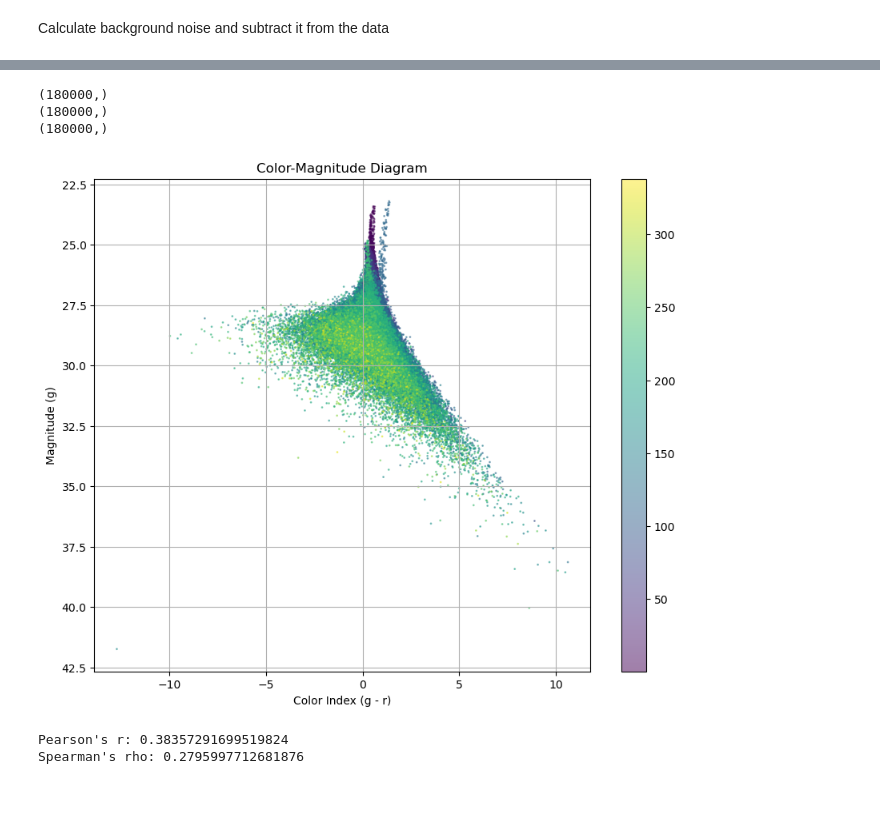
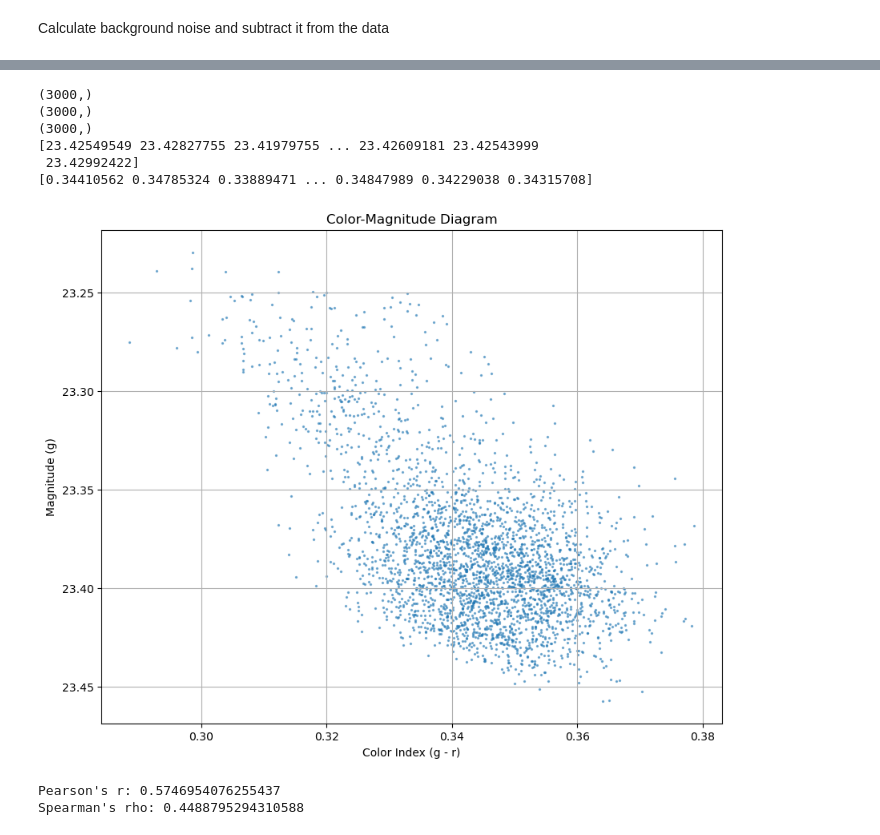
Before and after one commit to Juaopteinde/Group-19-NGC4449, a Jupyter notebook: Main.ipynb, the cells around one changed output, grey strips where cells are left out. Saved outputs shown, nothing was run; the diff lists cells and outputs as text; code cells hidden in the pictures; blank space fills up the shorter version.

```diff
--- a/Main.ipynb
+++ b/Main.ipynb
@@ -84,7 +84,7 @@ def calc_distance(image, x_center, y_center):
 distances = calc_distance(image_data, x_center, y_center)
 # %%
 # x, y limits to crop images
-x_min, x_max, y_min, y_max = 1750, 2200, 1900, 2300
+x_min, x_max, y_min, y_max = 2010, 2070, 2000, 2050
 
 # Crop the images
 cropped_g= aligned_g[y_min:y_max, x_min:x_max]
@@ -108,4 +108,5 @@ axs[2].set_title("Filter H-α")
 axs[3].imshow(cropped_L, cmap='magma', vmin = quantiles_L[0], vmax = quantiles_L[1], interpolation = 'nearest')
 axs[3].set_title('Filter L')
 plt.show()
+print(cropped_g)
 # %% [output]
@@ -222,3 +238,9 @@ magnitude_ha = convert_to_magnitude(clipped_ha, zero_point)
 magnitude_L = convert_to_magnitude(clipped_L, zero_point)
 magnitude_r = convert_to_magnitude(clipped_r, zero_point)
 magnitude_g = convert_to_magnitude(clipped_g, zero_point)
+
+magnitude_g_2 = convert_to_magnitude(cropped_g, zero_point)
+magnitude_r_2 = convert_to_magnitude(cropped_r, zero_point)
+
+
+print(magnitude_g_2)
@@ -229,11 +265,15 @@ def calc_color_index(filter1, filter2):
     return color_index
 
 color_index_g_min_r = calc_color_index(magnitude_g, magnitude_r)
+color_2 = calc_color_index(magnitude_g_2, magnitude_r_2)
 # %%
 # Flatten arrays to use it for plot
 color_index_flat = color_index_g_min_r.flatten()
 g_flat = magnitude_g.flatten()
 distances_flat = cropped_distances.flatten()
+
+color_2 = color_2.flatten()
+g_2_flat = magnitude_g_2.flatten()
 
 # Replace certain values with NaN values
 def replace_with_nan(array, number_to_replace):
@@ -268,32 +308,37 @@ distances_flat[linear_feature_indices] = np.nan
 print(g_flat.shape)
 print(color_index_flat.shape)
 print(distances_flat.shape)
+print(g_2_flat)
+print(color_2)
 # %% [output]
-(180000,)
-(180000,)
-(180000,)
+(3000,)
+(3000,)
+(3000,)
+[23.42549549 23.42827755 23.41979755 ... 23.42609181 23.42543999
+ 23.42992422]
+[0.34410562 0.34785324 0.33889471 ... 0.34847989 0.34229038 0.34315708]
 # %%
 # Combine the valid indices into one variable
 valid_indices = ~np.isnan(g_flat_fix) & ~np.isnan(color_index_flat_fix)
 combined_indices = valid_indices & non_linear_feature_indices
 
 # Mask the invalid indices
 g_flat = g_flat_fix[combined_indices]
 color_index_flat = color_index_flat_fix[combined_indices]
-distances_flat = distances_flat[combined_indices]
+#distances_flat = distances_flat[combined_indices]
 
 
 plt.figure(figsize=(10, 8))
-plt.scatter(color_index_flat, g_flat, c=distances_flat, cmap='viridis', s=1, alpha=0.5)
+plt.scatter(color_2, g_2_flat, s=2, alpha=0.5)
 plt.xlabel('Color Index (g - r)')
 plt.ylabel('Magnitude (g)')
 plt.title('Color-Magnitude Diagram')
 plt.gca().invert_yaxis()  # Invert y-axis for magnitudes
-plt.colorbar()
+#plt.colorbar()
 plt.grid(True)
 plt.show()
 # %% [output]
-[figure, old version]
+[figure, new version]
 # %%
 ##NIEUWE CODE
 ##Over de correlatie tussen de de gebruikte arrays
@@ -309,7 +354,7 @@ def pearson_r(x, y):
     std_y = np.std(y, ddof=1)
     return covariance / (std_x * std_y)
 
-r = pearson_r(color_index_flat, g_flat)
+r = pearson_r(color_2, g_2_flat)
 print("Pearson's r:", r)
 
 
@@ -322,8 +367,8 @@ def spearman_rho(x, y):
     d_squared = np.sum(d**2)
     return 1 - (6 * d_squared) / (n * (n**2 - 1))
 
-rho = spearman_rho(color_index_flat, g_flat)
+rho = spearman_rho(color_2, g_2_flat)
 print("Spearman's rho:", rho)
 # %% [output]
-Pearson's r: 0.38357291699519824
-Spearman's rho: 0.2795997712681876
+Pearson's r: 0.5746954076255437
+Spearman's rho: 0.4488795294310588
```
Also changed, not shown: parts of 4 cells of this notebook, 1 other file.
